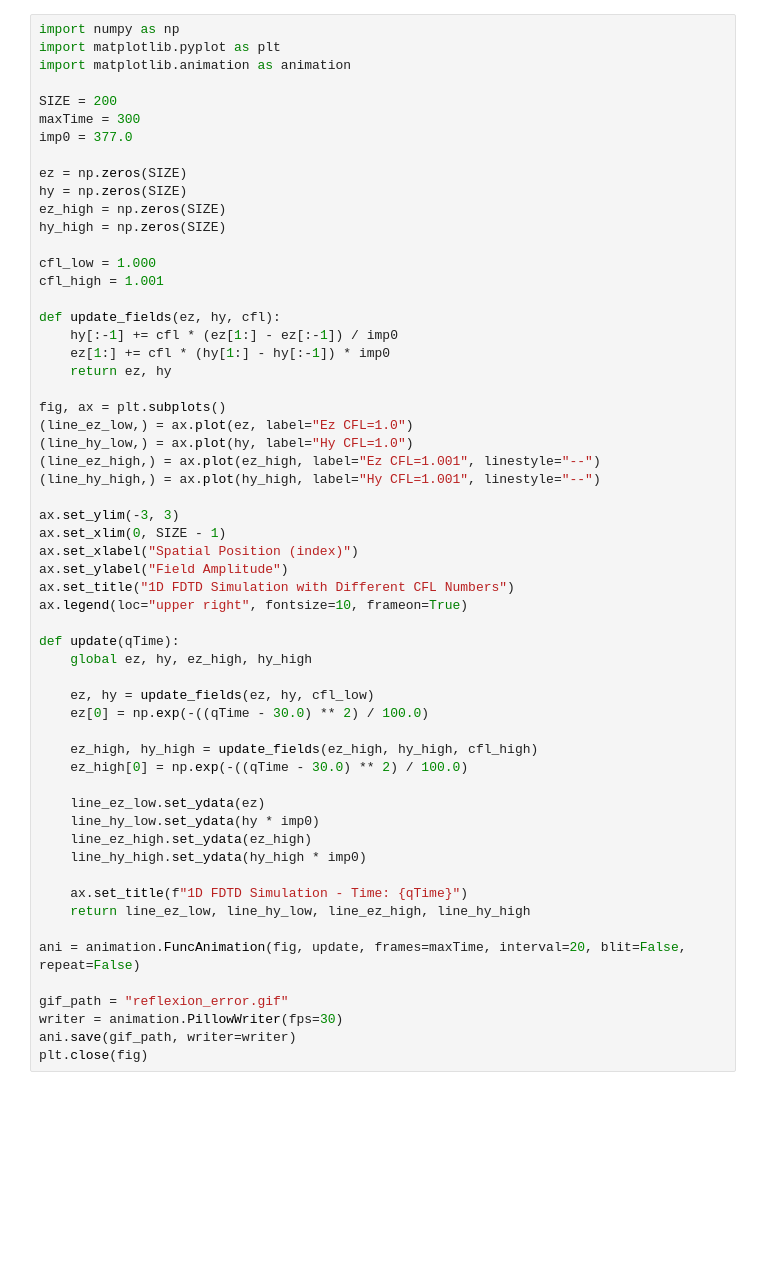
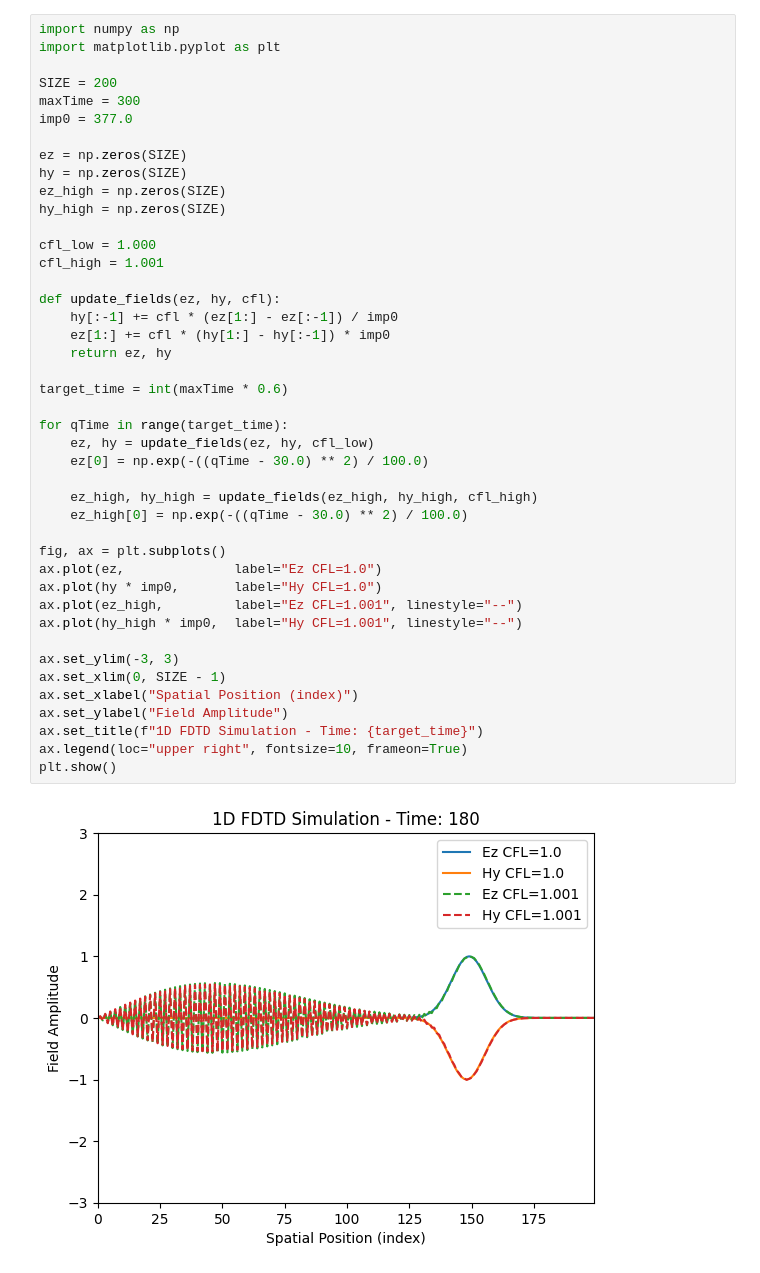
Before and after one commit to TiborCornelli/FDTD_Simulation, a Jupyter notebook: Notebooks/reflexion_error.ipynb, the cells around one changed output. Saved outputs shown, nothing was run; the diff lists cells and outputs as text; blank space fills up the shorter version.

Commit message:
Plotting

```diff
--- a/Notebooks/reflexion_error.ipynb
+++ b/Notebooks/reflexion_error.ipynb
@@ -1,58 +1,45 @@
 # %%
 import numpy as np
 import matplotlib.pyplot as plt
-import matplotlib.animation as animation
 
 SIZE = 200
 maxTime = 300
 imp0 = 377.0
 
 ez = np.zeros(SIZE)
 hy = np.zeros(SIZE)
 ez_high = np.zeros(SIZE)
 hy_high = np.zeros(SIZE)
 
 cfl_low = 1.000
 cfl_high = 1.001
 
 def update_fields(ez, hy, cfl):
     hy[:-1] += cfl * (ez[1:] - ez[:-1]) / imp0
     ez[1:] += cfl * (hy[1:] - hy[:-1]) * imp0
     return ez, hy
 
-fig, ax = plt.subplots()
-(line_ez_low,) = ax.plot(ez, label="Ez CFL=1.0")
-(line_hy_low,) = ax.plot(hy, label="Hy CFL=1.0")
-(line_ez_high,) = ax.plot(ez_high, label="Ez CFL=1.001", linestyle="--")
-(line_hy_high,) = ax.plot(hy_high, label="Hy CFL=1.001", linestyle="--")
+target_time = int(maxTime * 0.6)
 
-ax.set_ylim(-3, 3)
-ax.set_xlim(0, SIZE - 1)
-ax.set_xlabel("Spatial Position (index)")
-ax.set_ylabel("Field Amplitude")
-ax.set_title("1D FDTD Simulation with Different CFL Numbers")
-ax.legend(loc="upper right", fontsize=10, frameon=True)
-
-def update(qTime):
-    global ez, hy, ez_high, hy_high
-
+for qTime in range(target_time):
     ez, hy = update_fields(ez, hy, cfl_low)
     ez[0] = np.exp(-((qTime - 30.0) ** 2) / 100.0)
 
     ez_high, hy_high = update_fields(ez_high, hy_high, cfl_high)
     ez_high[0] = np.exp(-((qTime - 30.0) ** 2) / 100.0)
 
-    line_ez_low.set_ydata(ez)
-    line_hy_low.set_ydata(hy * imp0)
-    line_ez_high.set_ydata(ez_high)
-    line_hy_high.set_ydata(hy_high * imp0)
+fig, ax = plt.subplots()
+ax.plot(ez,              label="Ez CFL=1.0")
+ax.plot(hy * imp0,       label="Hy CFL=1.0")
+ax.plot(ez_high,         label="Ez CFL=1.001", linestyle="--")
+ax.plot(hy_high * imp0,  label="Hy CFL=1.001", linestyle="--")
 
-    ax.set_title(f"1D FDTD Simulation - Time: {qTime}")
-    return line_ez_low, line_hy_low, line_ez_high, line_hy_high
-
-ani = animation.FuncAnimation(fig, update, frames=maxTime, interval=20, blit=False, repeat=False)
-
-gif_path = "reflexion_error.gif"
-writer = animation.PillowWriter(fps=30)
-ani.save(gif_path, writer=writer)
-plt.close(fig)
+ax.set_ylim(-3, 3)
+ax.set_xlim(0, SIZE - 1)
+ax.set_xlabel("Spatial Position (index)")
+ax.set_ylabel("Field Amplitude")
+ax.set_title(f"1D FDTD Simulation - Time: {target_time}")
+ax.legend(loc="upper right", fontsize=10, frameon=True)
+plt.show()
+# %% [output]
+[figure, added]
```
Also changed, not shown: parts of 1 cell of this notebook, 1 other file.
